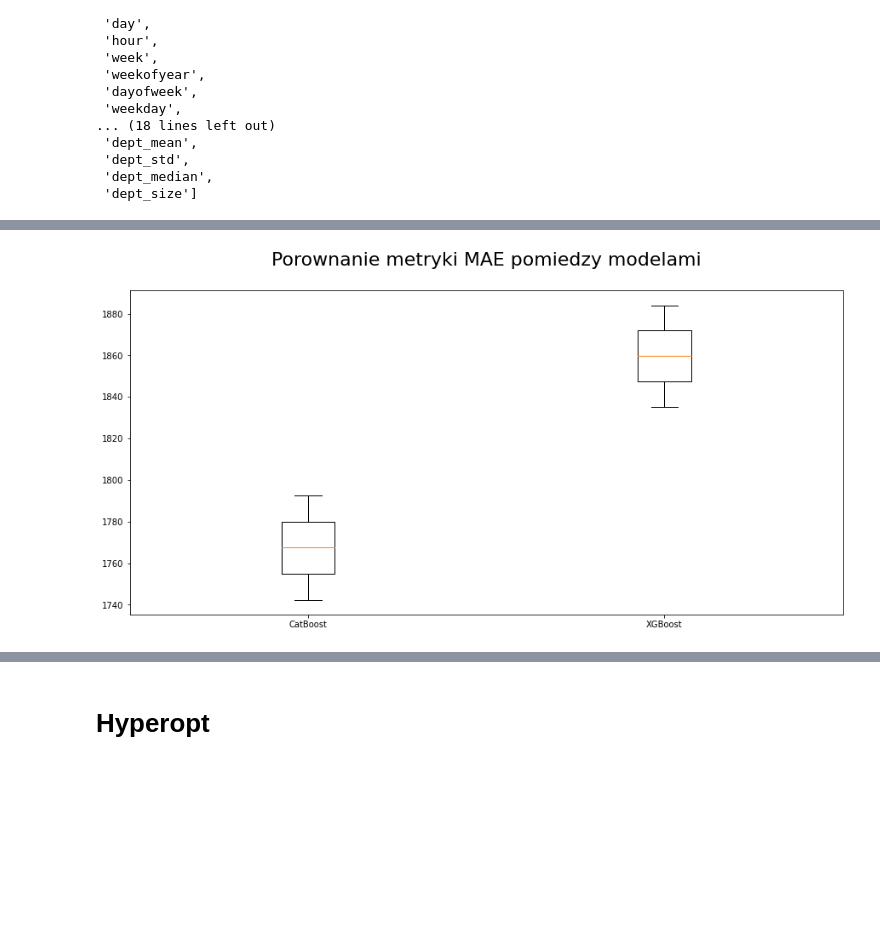
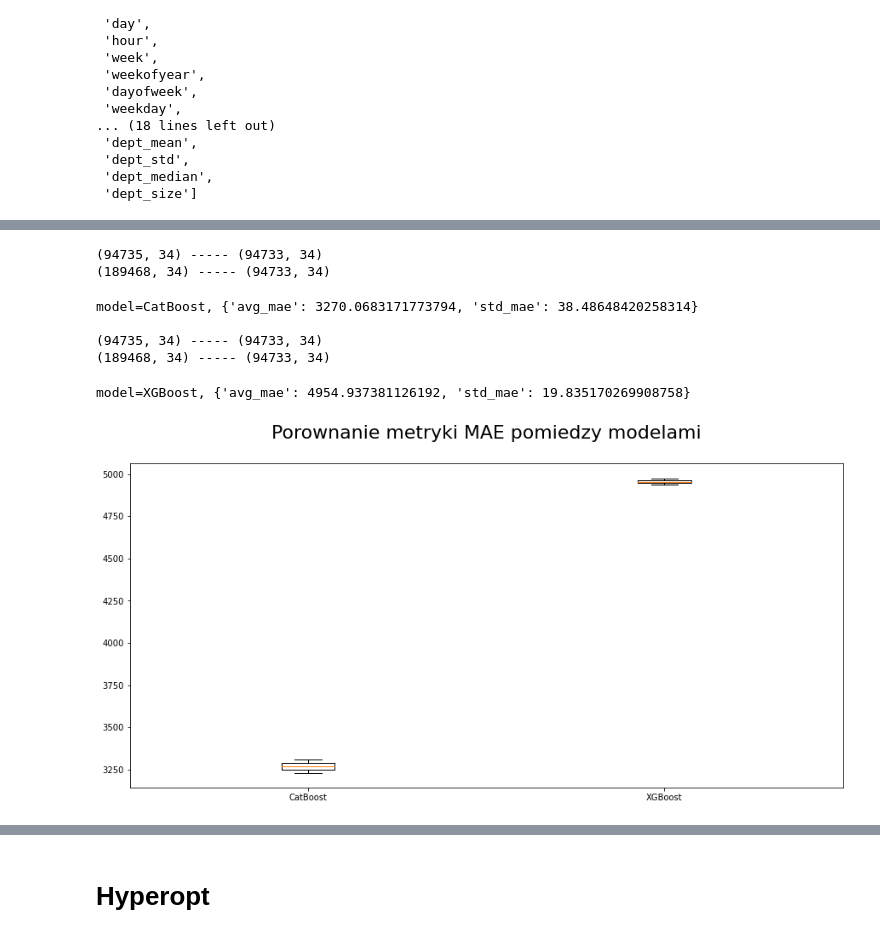
Before and after one commit to Goldas99/SelfLearningNotebooks, a Jupyter notebook: SalesPrediction.ipynb, the cells around one changed output, grey strips where cells are left out. Saved outputs shown, nothing was run; the diff lists cells and outputs as text; code cells hidden in the pictures; blank space fills up the shorter version.

Commit message:
MLFlow added

```diff
--- a/SalesPrediction.ipynb
+++ b/SalesPrediction.ipynb
@@ -364,3 +366,14 @@ feats
  'dept_std',
  'dept_median',
  'dept_size']
+# %%
+def get_or_create_experiment(name):
+    experiment = mlflow.get_experiment_by_name(name)
+    if experiment is None:
+        mlflow.create_experiment(name)
+        return mlflow.get_experiment_by_name(name)
+
+    return experiment
+
+def _eid(name):
+    return get_or_create_experiment(name).experiment_id
@@ -366,0 +384,2 @@ feats
+# %%
+mlflow_path = "/home/jovyan/master_class/sales_forecast/notebooks/mlruns"
@@ -366,0 +388,2 @@ feats
+# %%
+mlflow.set_tracking_uri(mlflow_path)
@@ -435,12 +471,27 @@ Custom logger is already specified. Specify more than one logger at same time is
 # %%
+names = []
+scores = []
+for model_name, model in tqdm(models):
+    tags = {}
+    params = {}
+    names.append(model_name)
+    scores.append(run_experiment(model_name, model, X, y, exp_name="sales_prediction", tags=tags, params=params))
+
 fig = plt.figure(figsize=(15, 7))
 ax = fig.add_subplot(111)
 plt.boxplot(scores)
 ax.set_xticklabels(names)
 
 plt.title('Porownanie metryki MAE pomiedzy modelami\n',horizontalalignment="center", fontstyle = "normal", fontsize = "22", fontfamily = "sans-serif")
 plt.xticks(rotation=0, horizontalalignment="center")
 plt.yticks(rotation=0, horizontalalignment="right")
 plt.show()
 # %% [output]
+(94735, 34) ----- (94733, 34)
+(189468, 34) ----- (94733, 34)
+model=CatBoost, {'avg_mae': 3270.0683171773794, 'std_mae': 38.48648420258314}
+
+(94735, 34) ----- (94733, 34)
+(189468, 34) ----- (94733, 34)
+model=XGBoost, {'avg_mae': 4954.937381126192, 'std_mae': 19.835170269908758}
-[figure, old version]
+[figure, new version]
```
Also changed, not shown: parts of 10 cells of this notebook.
